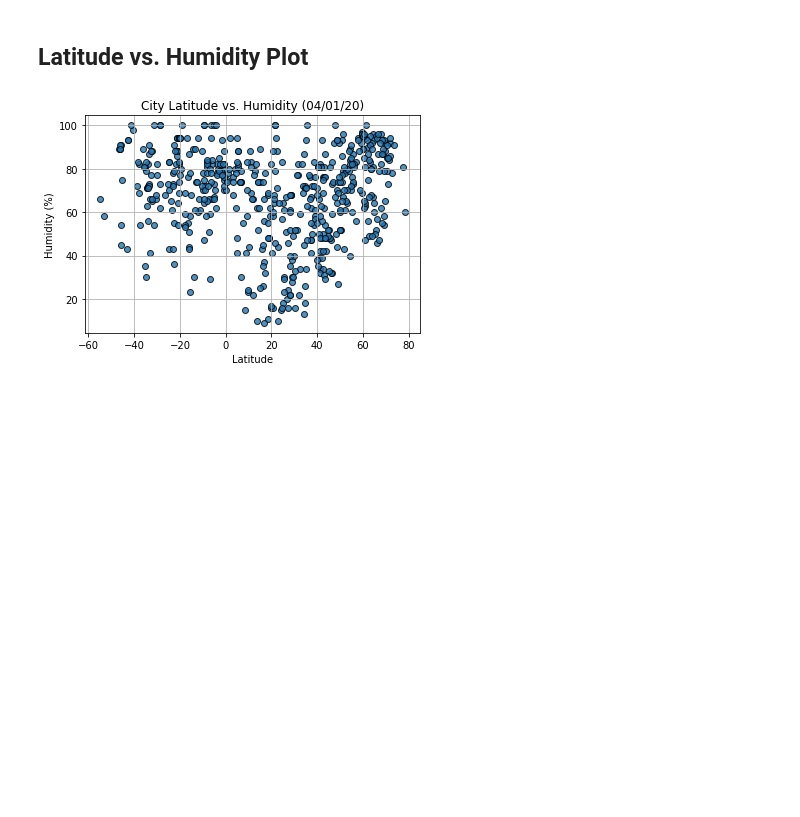
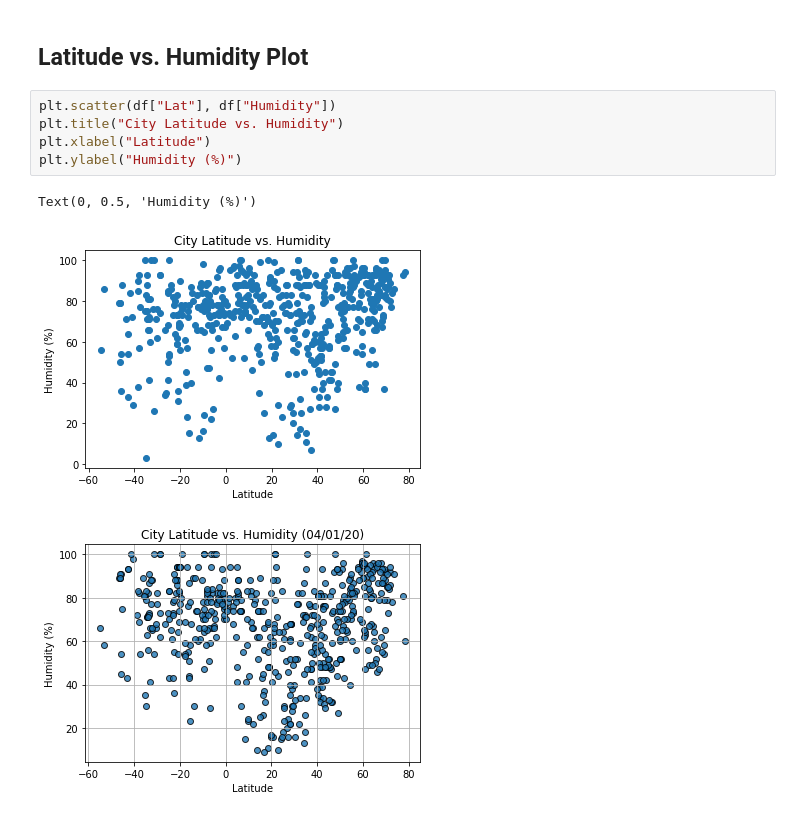
Before and after one commit to jinahporter/Python-API-challenge2, a Jupyter notebook: WeatherPy.ipynb, the cells around one changed output. Cells and saved outputs as stored; diff of their text form; blank space fills up the shorter version.

```diff
--- a/WeatherPy.ipynb
+++ b/WeatherPy.ipynb
@@ -202,6 +211,14 @@ Int64Index([], dtype='int64')
 [figure]
 # %% [markdown]
 ## Latitude vs. Humidity Plot
+# %%
+plt.scatter(df["Lat"], df["Humidity"])
+plt.title("City Latitude vs. Humidity")
+plt.xlabel("Latitude")
+plt.ylabel("Humidity (%)")
+# %% [output]
+Text(0, 0.5, 'Humidity (%)')
+[figure, added]
 # %%
 # %% [output]
 [figure]
```
Also changed, not shown: parts of 19 cells of this notebook, 2 other files.
